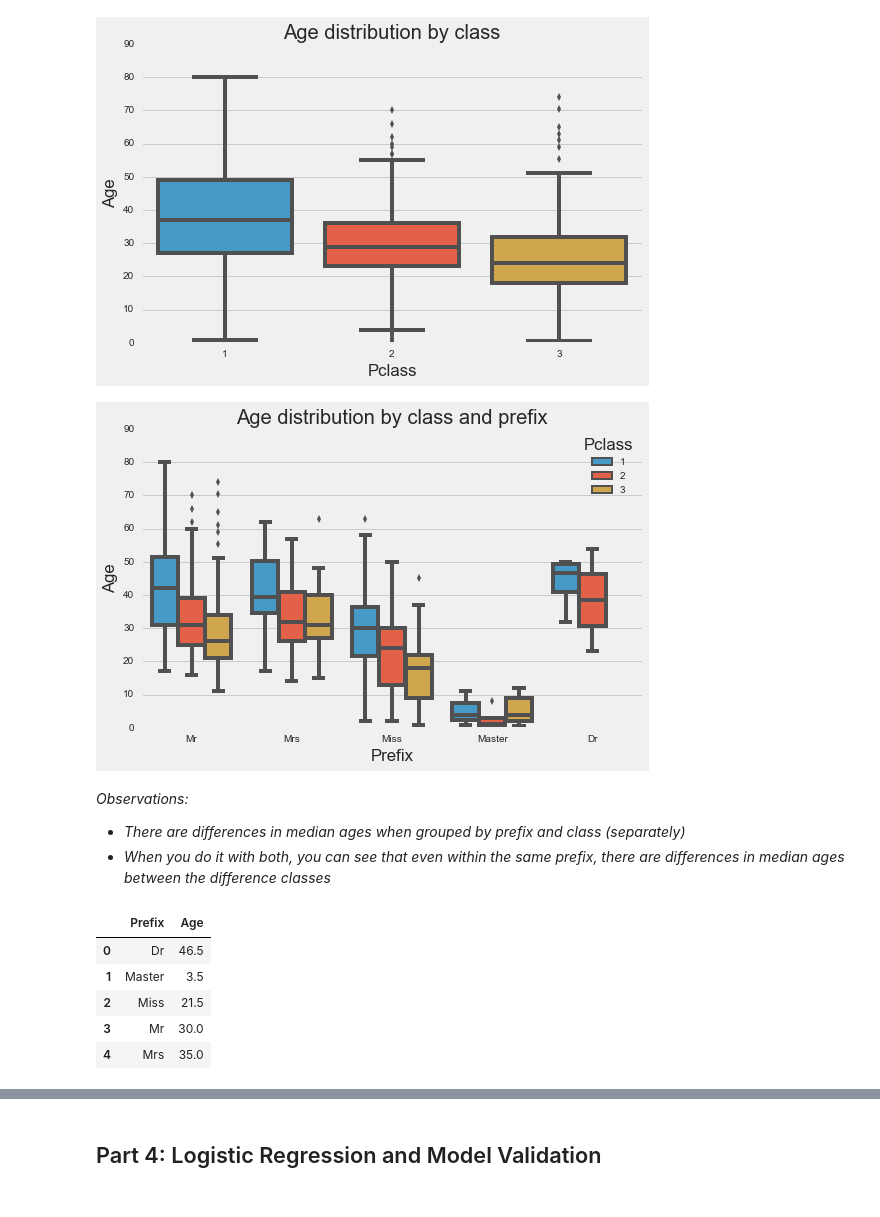
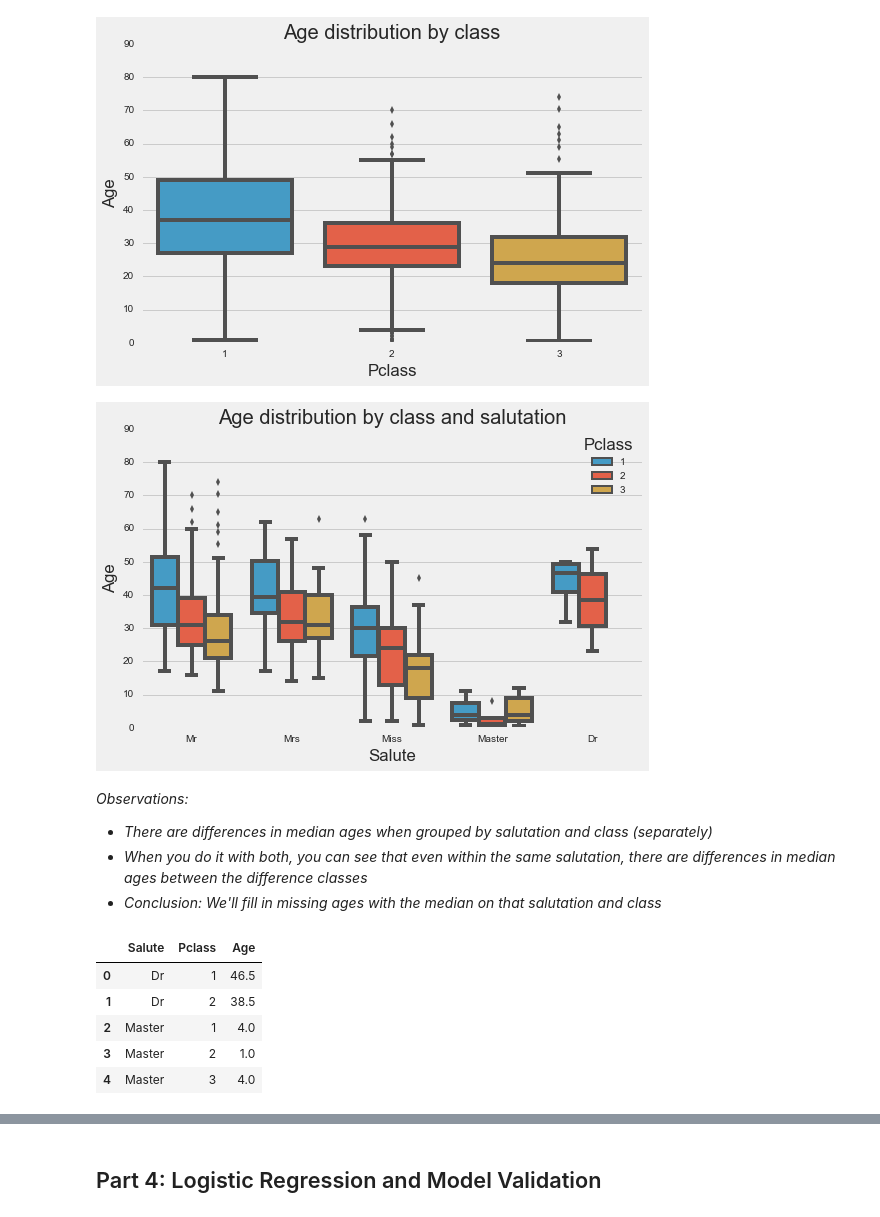
Before and after one commit to spockl/ga-dsi-1, a Jupyter notebook: projects/projects-weekly/project-05/code/starter-code/project-5-jocelyn-ong.ipynb, the cells around one changed output, grey strips where cells are left out. Saved outputs shown, nothing was run; the diff lists cells and outputs as text; code cells hidden in the pictures.

```diff
--- a/projects/projects-weekly/project-05/code/starter-code/project-5-jocelyn-ong.ipynb
+++ b/projects/projects-weekly/project-05/code/starter-code/project-5-jocelyn-ong.ipynb
@@ -362,11 +392,11 @@ plt.yticks(fontsize=15, rotation='horizontal');
 # %%
-def get_prefix(name):
+def get_salute(name):
     name_list = name.split(',')
     name_list = name_list[1].strip().split(' ')
-    prefix = [i for i in name_list if '.' in i]
-    return prefix[0].strip('.')
+    salute = [i for i in name_list if '.' in i]
+    return salute[0].strip('.')
 # %%
-df2['Prefix'] = df2['Name'].map(get_prefix)
+df2['Salute'] = df2['Name'].map(get_salute)
 df2.head()
 # %% [output]
 |  | PassengerId | Survived | Pclass | Name | Age | SibSp | Parch | Ticket | Fare | Cabin | ... |
@@ -406,7 +436,7 @@ Name: Prefix, dtype: int64
 - *Mme, Countess - Mrs*
     - *Mme - madame (source: http://grammaire.cordial-enligne.fr/manuels/MONSIEUR.htm)*
 # %%
-def group_prefix(pf):
+def group_salute(pf):
     if pf in ['Rev', 'Major', 'Col', 'Jonkheer', 'Don', 'Capt', 'Sir']:
         return 'Mr'
     elif pf in ['Mlle', 'Ms', 'Lady']:
@@ -416,5 +446,5 @@ def group_prefix(pf):
     else:
         return pf
 # %%
-df2['Prefix'] = df2['Prefix'].map(group_prefix)
+df2['Salute'] = df2['Salute'].map(group_salute)
 # %%
@@ -438,26 +468,28 @@ plt.ylim(0,90);
 # %% [output]
 [figure]
 # %%
-# Box plot of age distributions by class and prefix
+# Box plot of age distributions by class and salute
 
 print # Just for an extra space
 plt.subplots(figsize=(8,5));
-sns.boxplot(x='Prefix', y='Age', hue='Pclass', data=df2);
-plt.title('Age distribution by class and prefix');
+sns.boxplot(x='Salute', y='Age', hue='Pclass', data=df2);
+plt.title('Age distribution by class and salutation');
 plt.ylim(0,90);
 # %% [output]
-[figure, old version]
+[figure, new version]
 # %% [markdown]
 *Observations:*
-- *There are differences in median ages when grouped by prefix and class (separately)*
-- *When you do it with both, you can see that even within the same prefix, there are differences in median ages between the difference classes*
+- *There are differences in median ages when grouped by salutation and class (separately)*
+- *When you do it with both, you can see that even within the same salutation, there are differences in median ages between the difference classes*
+- *Conclusion: We'll fill in missing ages with the median on that salutation and class*
 # %%
-median_ages = df2.groupby('Prefix')['Age'].median().to_frame().reset_index()
+# Create a table that shows the median age for each salutation and class
+median_ages = df2.groupby(['Salute', 'Pclass'])['Age'].median().to_frame().reset_index()
 median_ages.head()
 # %% [output]
-|  | Prefix | Age |
-| 0 | Dr | 46.5 |
-| 1 | Master | 3.5 |
-| 2 | Miss | 21.5 |
-| 3 | Mr | 30.0 |
-| 4 | Mrs | 35.0 |
+|  | Salute | Pclass | Age |
+| 0 | Dr | 1 | 46.5 |
+| 1 | Dr | 2 | 38.5 |
+| 2 | Master | 1 | 4.0 |
+| 3 | Master | 2 | 1.0 |
+| 4 | Master | 3 | 4.0 |
```
Also changed, not shown: parts of 133 cells of this notebook, 38 other files.
